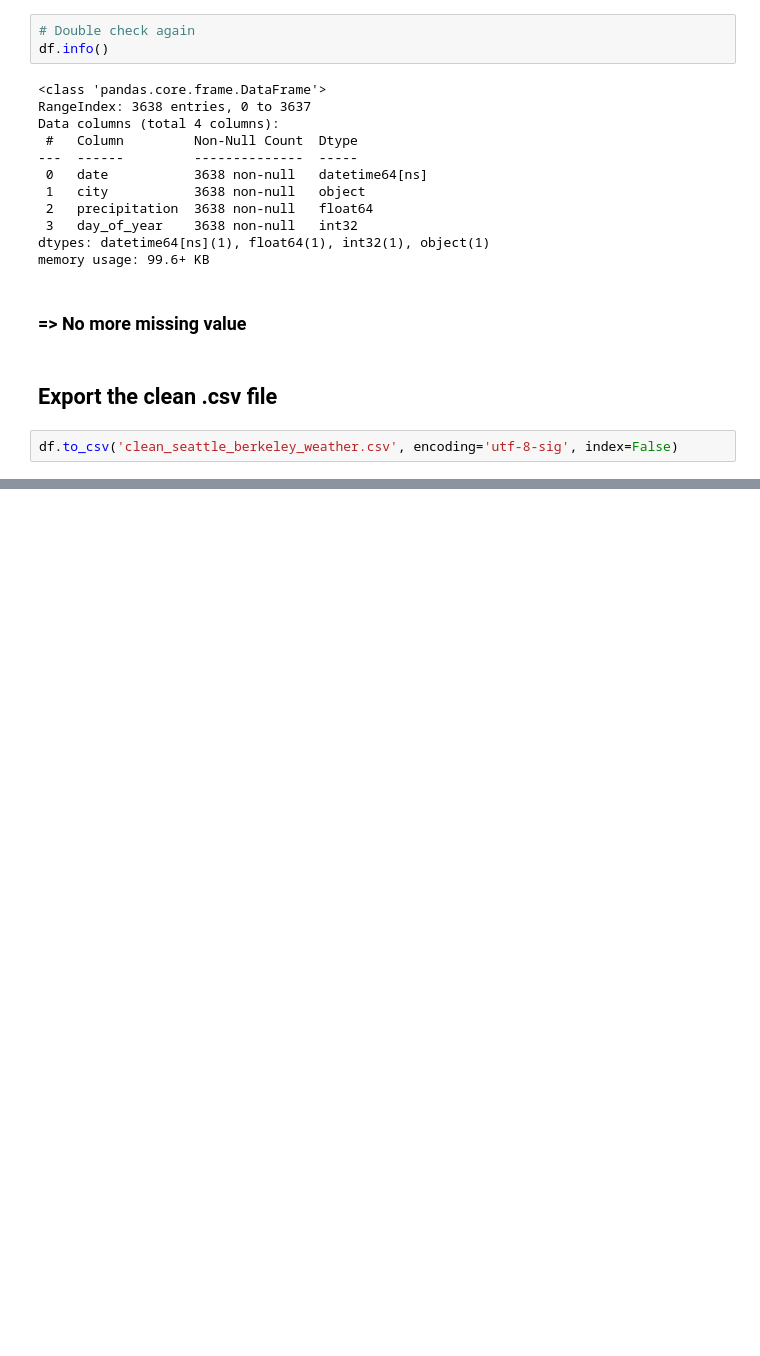
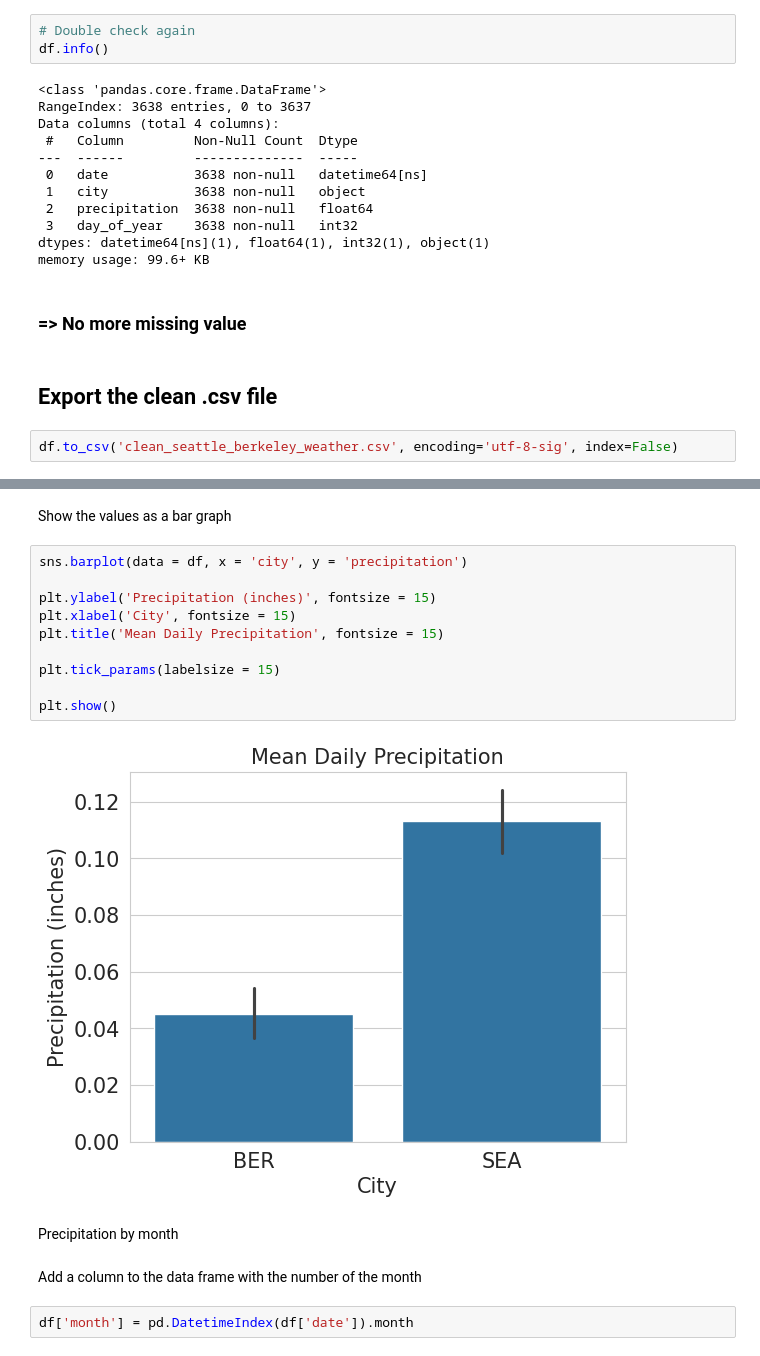
Before and after one commit to tphan356/weather, a Jupyter notebook: code/Weather_Data.ipynb, the cells around one changed output, grey strips where cells are left out. Drawn from its saved outputs; the diff is of its cells as text; blank space fills up the shorter version.

```diff
--- a/code/Weather_Data.ipynb
+++ b/code/Weather_Data.ipynb
@@ -561,0 +598,20 @@ df.to_csv('clean_seattle_berkeley_weather.csv', encoding='utf-8-sig', index=Fals
+# %% [markdown]
+Show the values as a bar graph
+# %%
+sns.barplot(data = df, x = 'city', y = 'precipitation')
+
+plt.ylabel('Precipitation (inches)', fontsize = 15)
+plt.xlabel('City', fontsize = 15)
+plt.title('Mean Daily Precipitation', fontsize = 15)
+
+plt.tick_params(labelsize = 15)
+
+plt.show()
+# %% [output]
+[figure, added]
+# %% [markdown]
+Precipitation by month
+# %% [markdown]
+Add a column to the data frame with the number of the month
+# %%
+df['month'] = pd.DatetimeIndex(df['date']).month
```
Also changed, not shown: parts of 39 cells of this notebook.
